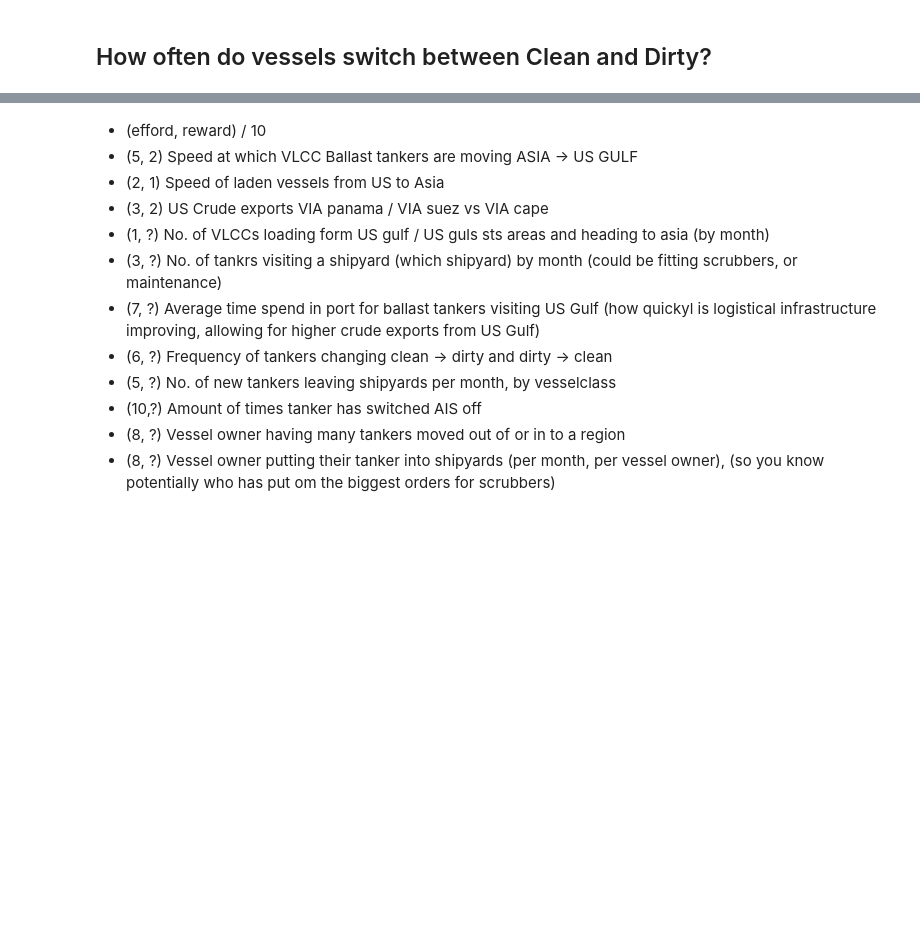
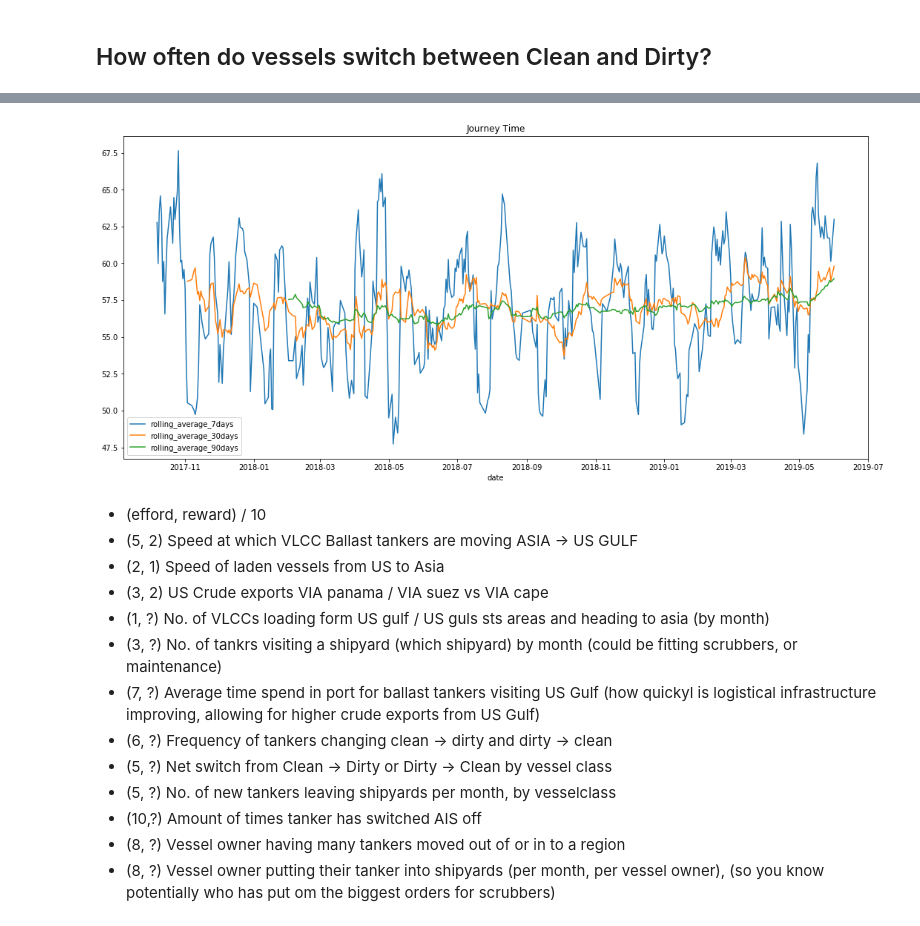
Before and after one commit to VorTECHsa/python-sdk, a Jupyter notebook: sample_notebook.ipynb, the cells around one changed output, grey strips where cells are left out. Cells and saved outputs as stored; diff of their text form; code cells hidden in the pictures; blank space fills up the shorter version.

```diff
--- a/sample_notebook.ipynb
+++ b/sample_notebook.ipynb
@@ -142,3 +127,15 @@ df['duration'].fillna(0, inplace=True)
+# %%
+us_to_asia = v.read_cargo_movements(origin_country='United States',
+                                     destination_trading_region=['East Asia', 'Southeast Asia'])
+
+average_journey_days = pd.DataFrame(us_to_asia.groupby('date')['duration_days'].mean())
+# %%
+plot_with_rolling_averages(df=average_journey_days,
+                           plot_col='duration_days',
+                           max_date='2019-06-01',
+                           title='Journey Time')
+# %% [output]
+[figure, added]
 # %% [markdown]
 - (efford, reward) / 10
 - (5, 2) Speed at which VLCC Ballast tankers are moving ASIA -> US GULF
@@ -148,6 +145,7 @@ df['duration'].fillna(0, inplace=True)
 - (3, ?) No. of tankrs visiting a shipyard (which shipyard) by month (could be fitting scrubbers, or maintenance)
 - (7, ?) Average time spend in port for ballast tankers visiting US Gulf (how quickyl is logistical infrastructure improving, allowing for higher crude exports from US Gulf)
 - (6, ?) Frequency of tankers changing clean -> dirty and dirty -> clean
+- (5, ?) Net switch from Clean -> Dirty or Dirty -> Clean by vessel class
 - (5, ?) No. of new tankers leaving shipyards per month, by vesselclass
 - (10,?) Amount of times tanker has switched AIS off
 - (8, ?) Vessel owner having many tankers moved out of or in to a region
```
Also changed, not shown: parts of 29 cells of this notebook.
